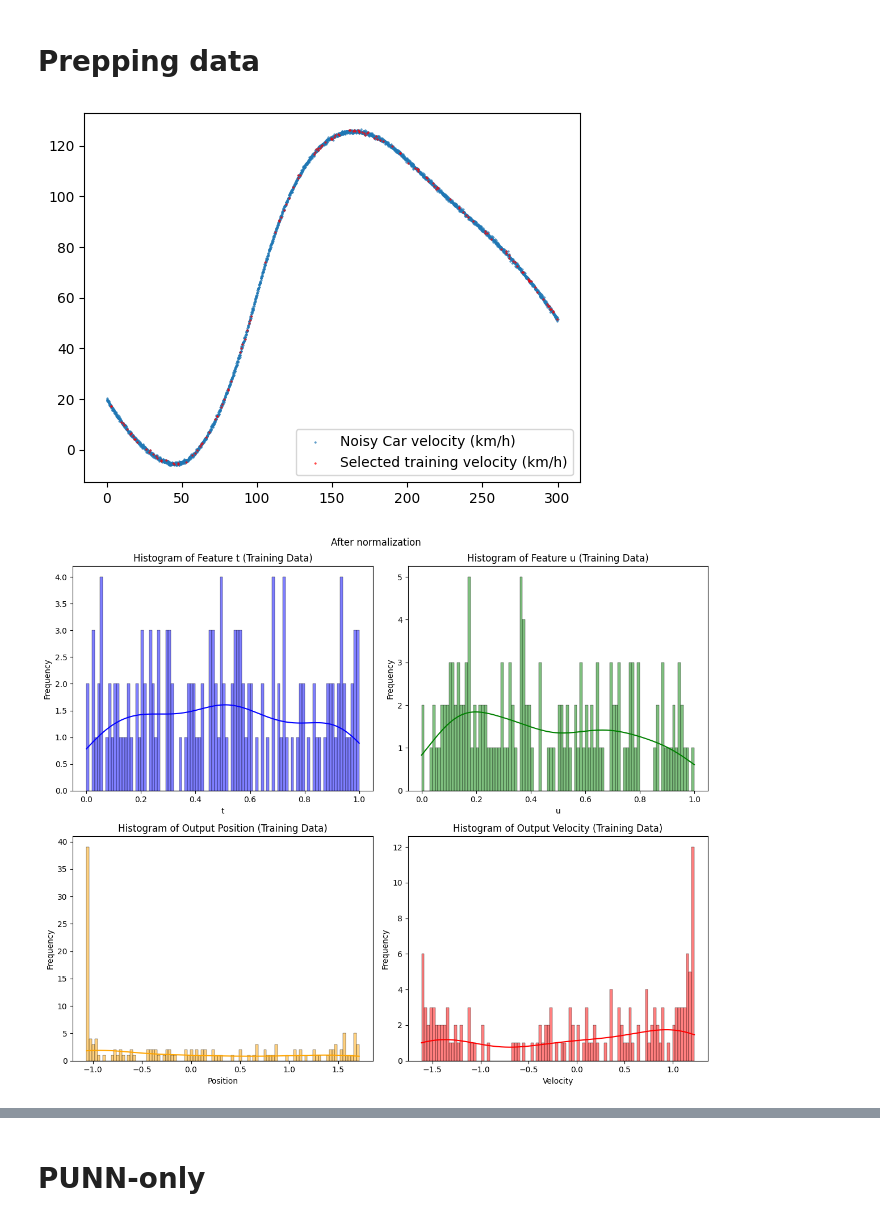
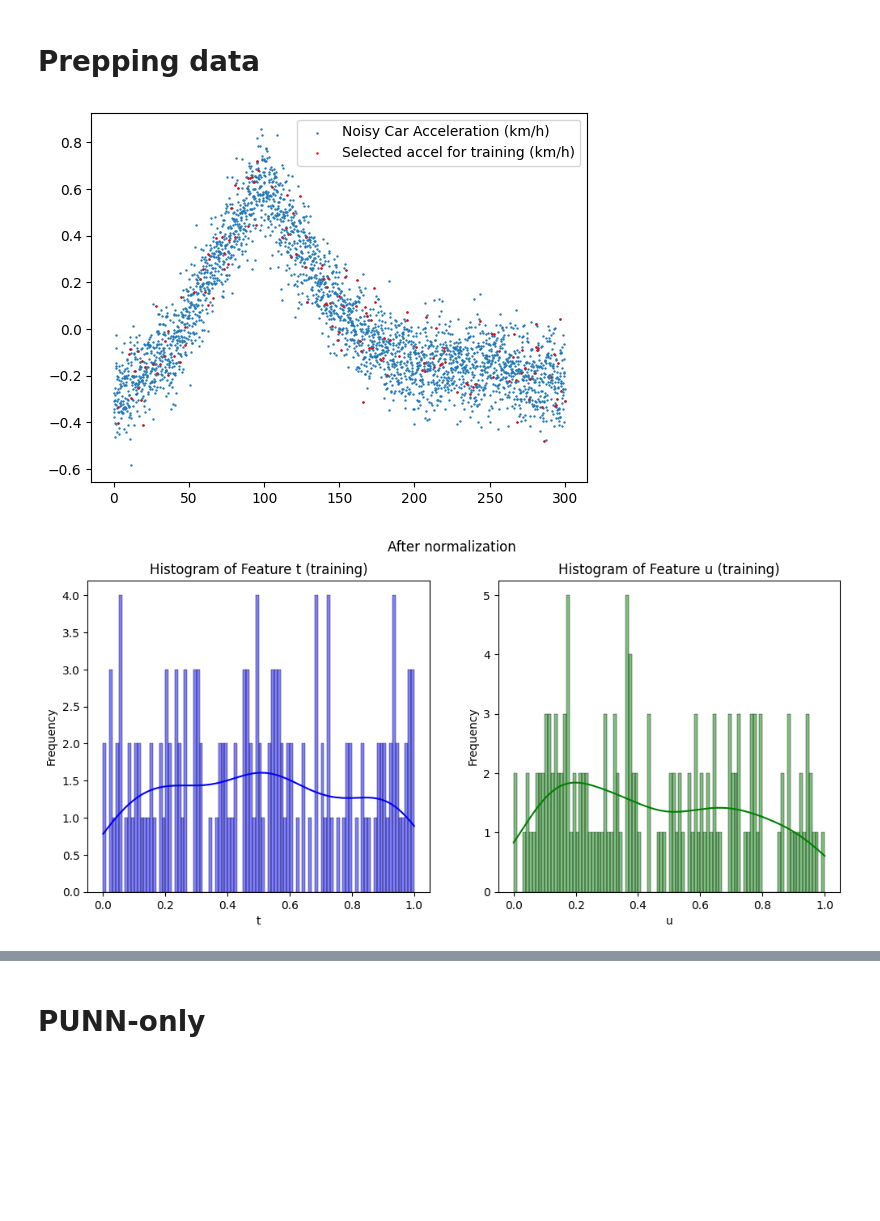
Before and after one commit to ZeArteaga/PINN-control-platooning, a Jupyter notebook: PINN.ipynb, the cells around one changed output, grey strips where cells are left out. Cells and saved outputs as stored; diff of their text form; code cells hidden in the pictures; blank space fills up the shorter version.

```diff
--- a/PINN.ipynb
+++ b/PINN.ipynb
@@ -78,7 +77,8 @@ class SecondOrderCar:
 ## Generate synthetic data
 # %%
 # random value from https://www.chegg.com/homework-help/questions-and-answers/top-speed-vehicle-analytical-toolbox-consider-typical-sedan-car-following-parameters-mass--q109159050
-x0 = (0, 20/3.6) #at origin and 20km/h
+v0 = 20/3.6
+x0 = (0, v0) #at origin and 20km/h
 m = 1500 #kg toyota prius 2001 curb weight
 # https://en.wikipedia.org/wiki/Automobile_drag_coefficient
 Af = 2.1 # average drag (cross sectional) area
@@ -211,54 +231,50 @@ Y_train, Y_test, X_train, X_test = train_test_split(Y_noise, X, train_size=train
 mask = np.isin(Y_noise, Y_train)
 Y_mask = Y_noise.copy()
 Y_mask[~mask] = np.nan
-plt.scatter(t, Y_noise[:, 1] * 3.6, label="Noisy Car velocity (km/h)", s=.2)
-plt.scatter(t, Y_mask[:, 1] * 3.6, label="Selected training velocity (km/h)", s=.2, color="red")
+plt.scatter(t, Y_noise, label="Noisy Car Acceleration (km/h)", s=.5)
+plt.scatter(t, Y_mask, label="Selected accel for training (km/h)", s=.5, color="red")
 plt.legend()
 plt.show()
 
 #Prediction Normalization
 # if we dont do this, position contributes more to the loss, due to the sheer inbalance of scale
 scaler_Y = StandardScaler().fit(Y_train)
 Y_train_norm = scaler_Y.transform(Y_train)
 Y_test_norm = scaler_Y.transform(Y_test)
 Y_true_norm = scaler_Y.transform(Y_true)
 y_0_norm = Y_true_norm[0, :]
 
 # feature normalization all based on the training distribution
 scaler_X = MinMaxScaler().fit(X_train)
 X_train_norm = scaler_X.transform(X_train)
 X_test_norm = scaler_X.transform(X_test)
 X_norm = scaler_X.transform(X)
 x_0_norm = X_norm[0, :]
 
 # Plot histograms for features and outputs using seaborn
-fig, axes = plt.subplots(2, 2, figsize=(12, 10))
+fig, ax = plt.subplots(1, 2, figsize=(12, 5))
 fig.suptitle("After normalization")
 
 # Plot histograms for features
-sns.histplot(X_train_norm[:, 0], bins=100, kde=True, ax=axes[0, 0], color='blue')
-axes[0, 0].set_title('Histogram of Feature t (Training Data)')
-axes[0, 0].set_xlabel('t')
-axes[0, 0].set_ylabel('Frequency')
+sns.histplot(X_train_norm[:, 0], bins=100, kde=True, ax=ax[0], color='blue')
+ax[0].set_title('Histogram of Feature t (training)')
+ax[0].set_xlabel('t')
+ax[0].set_ylabel('Frequency')
 
-sns.histplot(X_train_norm[:, 1], bins=100, kde=True, ax=axes[0, 1], color='green')
-axes[0, 1].set_title('Histogram of Feature u (Training Data)')
-axes[0, 1].set_xlabel('u')
-axes[0, 1].set_ylabel('Frequency')
+sns.histplot(X_train_norm[:, 1], bins=100, kde=True, ax=ax[1], color='green')
+ax[1].set_title('Histogram of Feature u (training)')
+ax[1].set_xlabel('u')
+ax[1].set_ylabel('Frequency')
 
-# Plot histograms for outputs
-sns.histplot(Y_train_norm[:, 0], bins=100, kde=True, ax=axes[1, 0], color='orange')
-axes[1, 0].set_title('Histogram of Output Position (Training Data)')
-axes[1, 0].set_xlabel('Position')
-axes[1, 0].set_ylabel('Frequency')
-
-sns.histplot(Y_train_norm[:, 1], bins=100, kde=True, ax=axes[1, 1], color='red')
-axes[1, 1].set_title('Histogram of Output Velocity (Training Data)')
-axes[1, 1].set_xlabel('Velocity')
-axes[1, 1].set_ylabel('Frequency')
+# Plot histogram for output
+plt.figure(figsize=(6, 5))
+sns.histplot(Y_train_norm, bins=100, kde=True, color='orange')
+plt.title('Histogram of Acceleration (training)')
+plt.xlabel('Acceleration')
+plt.ylabel('Frequency')
 
 plt.tight_layout()
 plt.show()
 # %% [output]
-[figure, old version]
+[figure, new version]
-[figure, old version]
+[figure, new version]
```
Also changed, not shown: parts of 14 cells of this notebook, 1 other file.
